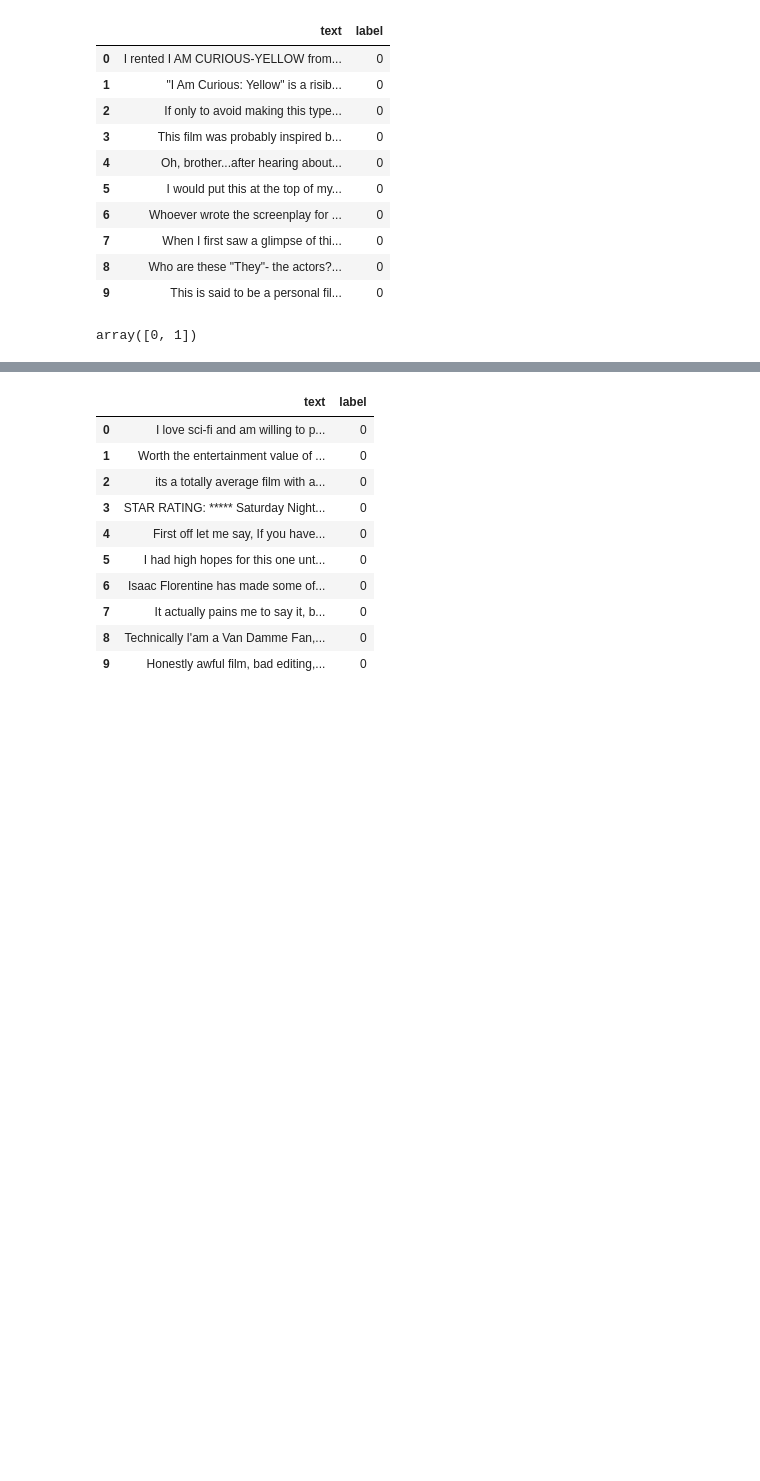
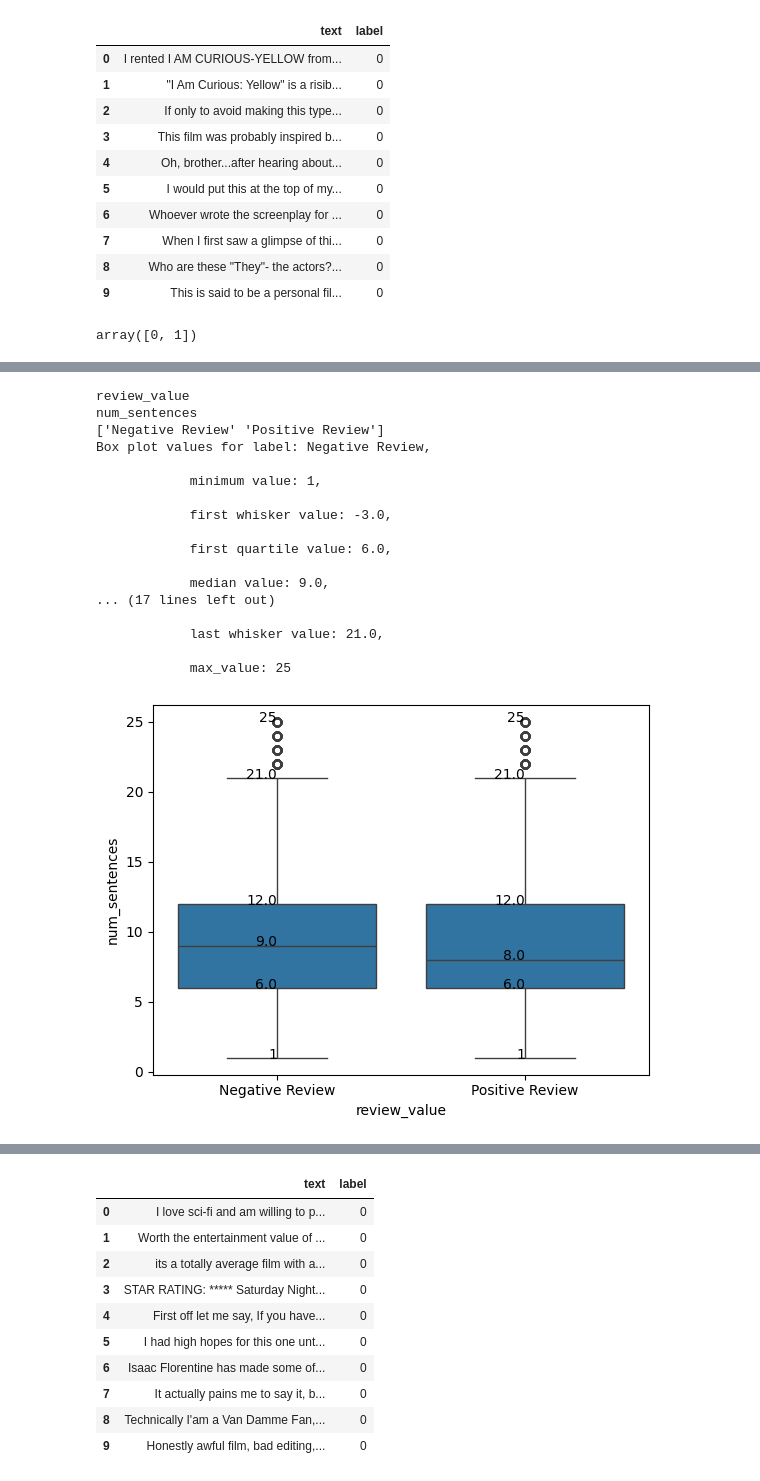
Before and after one commit to n-albert/Sentence-Transformer-Implementation, a Jupyter notebook: Sentence_Transformers,_Notebook_for_performing_EDA_Exploratory_Data_Analysis.ipynb, the cells around one changed output, grey strips where cells are left out. Saved outputs shown, nothing was run; the diff lists cells and outputs as text; code cells hidden in the pictures; blank space fills up the shorter version.

```diff
--- a/Sentence_Transformers,_Notebook_for_performing_EDA_Exploratory_Data_Analysis.ipynb
+++ b/Sentence_Transformers,_Notebook_for_performing_EDA_Exploratory_Data_Analysis.ipynb
@@ -174,0 +253,25 @@ seaborn.boxplot(greater_than_50_sentences_imdb_train_ds, x="label", y="num_sente
+# %%
+between_0_and_25_sentences_train_boolean_mask =  ( imdb_train_ds_with_sentences["num_sentences"] >=  0 ) & (imdb_train_ds_with_sentences["num_sentences"] <= 25)
+between_0_and_25_sentences_imdb_train_ds = imdb_train_ds_with_sentences[between_0_and_25_sentences_train_boolean_mask]
+
+between_0_and_25_sentences_train_boxplot = seaborn.boxplot(between_0_and_25_sentences_imdb_train_ds, x="review_value", y="num_sentences", legend="full")
+annotate_boxplot(between_0_and_25_sentences_train_boxplot, between_0_and_25_sentences_imdb_train_ds, x_column="review_value", y_column="num_sentences")
+# %% [output]
+review_value
+num_sentences
+['Negative Review' 'Positive Review']
+Box plot values for label: Negative Review,
+
+            minimum value: 1,
+
+            first whisker value: -3.0,
+
+            first quartile value: 6.0,
+
+            median value: 9.0,
+... (17 lines left out)
+
+            last whisker value: 21.0,
+
+            max_value: 25
+[figure, added]
```
Also changed, not shown: parts of 27 cells of this notebook.
